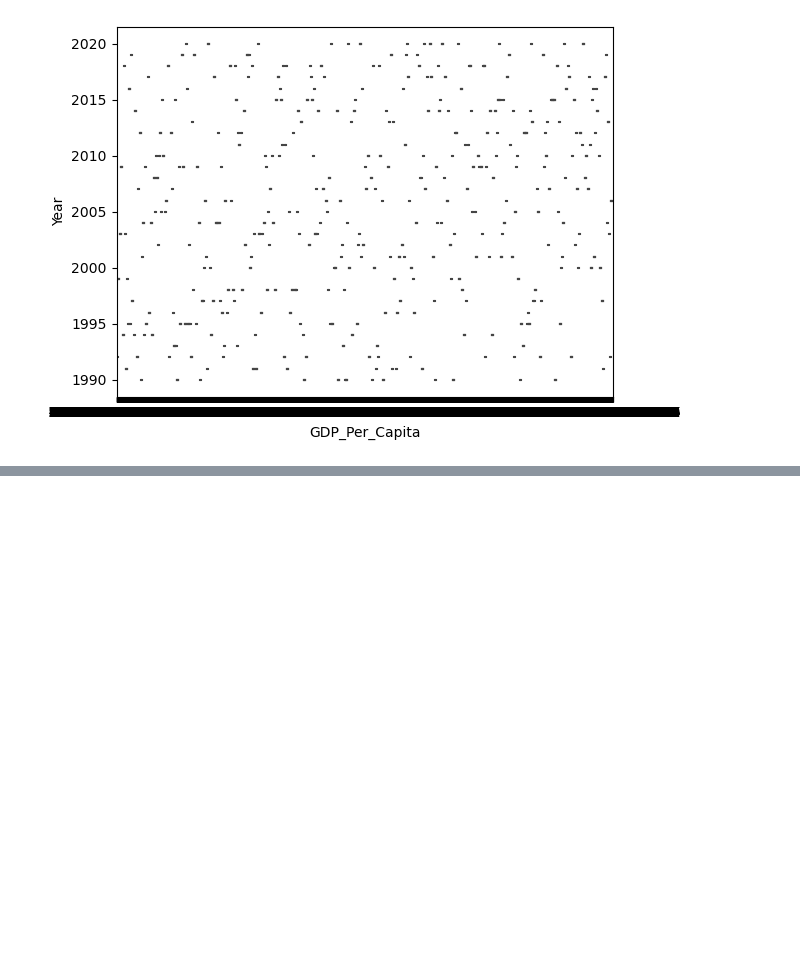
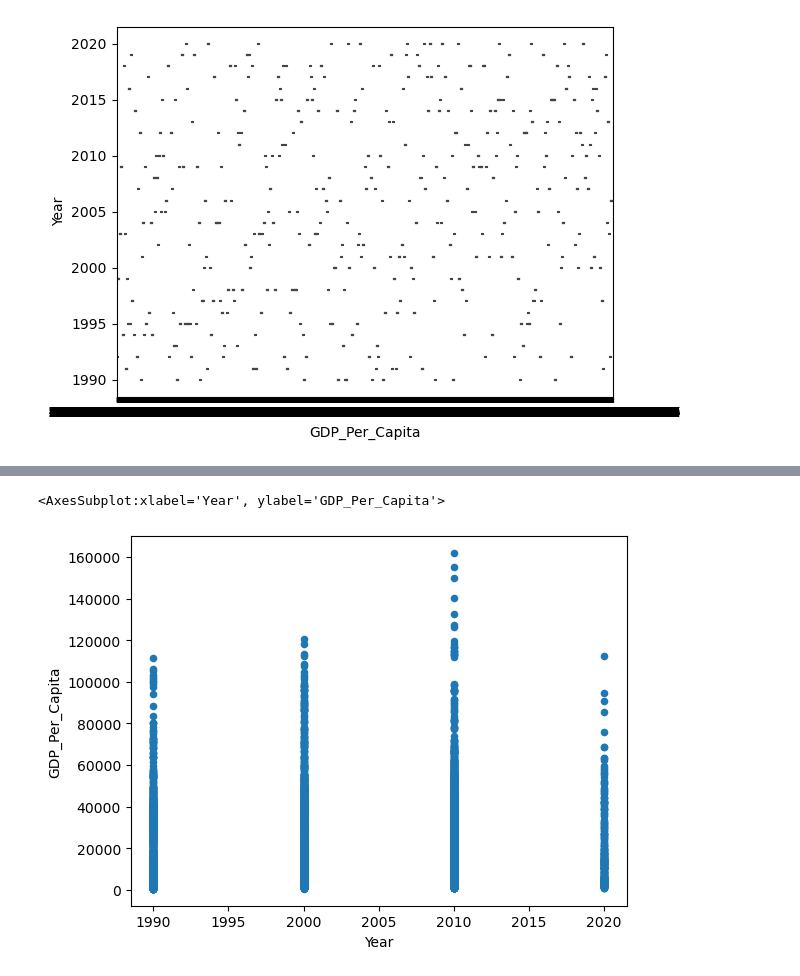
Before and after one commit to NSS-Full-Time-Data-Analytics-11/un-project-evan-dallas01, a Jupyter notebook: UN Dataset.ipynb, the cells around one changed output, grey strips where cells are left out. Drawn from its saved outputs; the diff is of its cells as text; code cells hidden in the pictures; blank space fills up the shorter version.

```diff
--- a/UN Dataset.ipynb
+++ b/UN Dataset.ipynb
@@ -108,0 +164,5 @@ sns.boxplot( x=gdp_df["GDP_Per_Capita"], y=gdp_df["Year"] )
+# %%
+gdp_df.plot.scatter(x='Year', y='GDP_Per_Capita')
+# %% [output]
+<AxesSubplot:xlabel='Year', ylabel='GDP_Per_Capita'>
+[figure, added]
```
Also changed, not shown: parts of 18 cells of this notebook.
